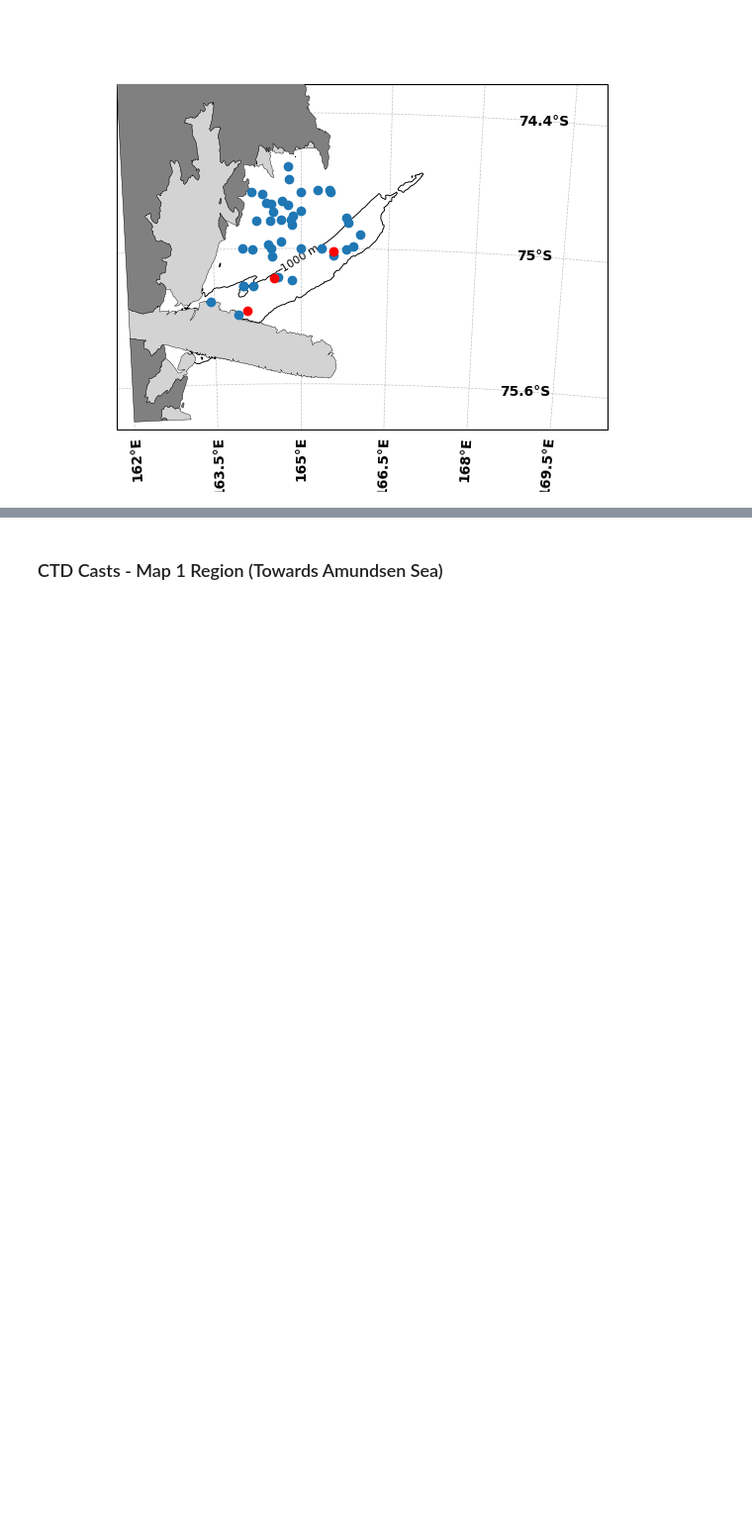
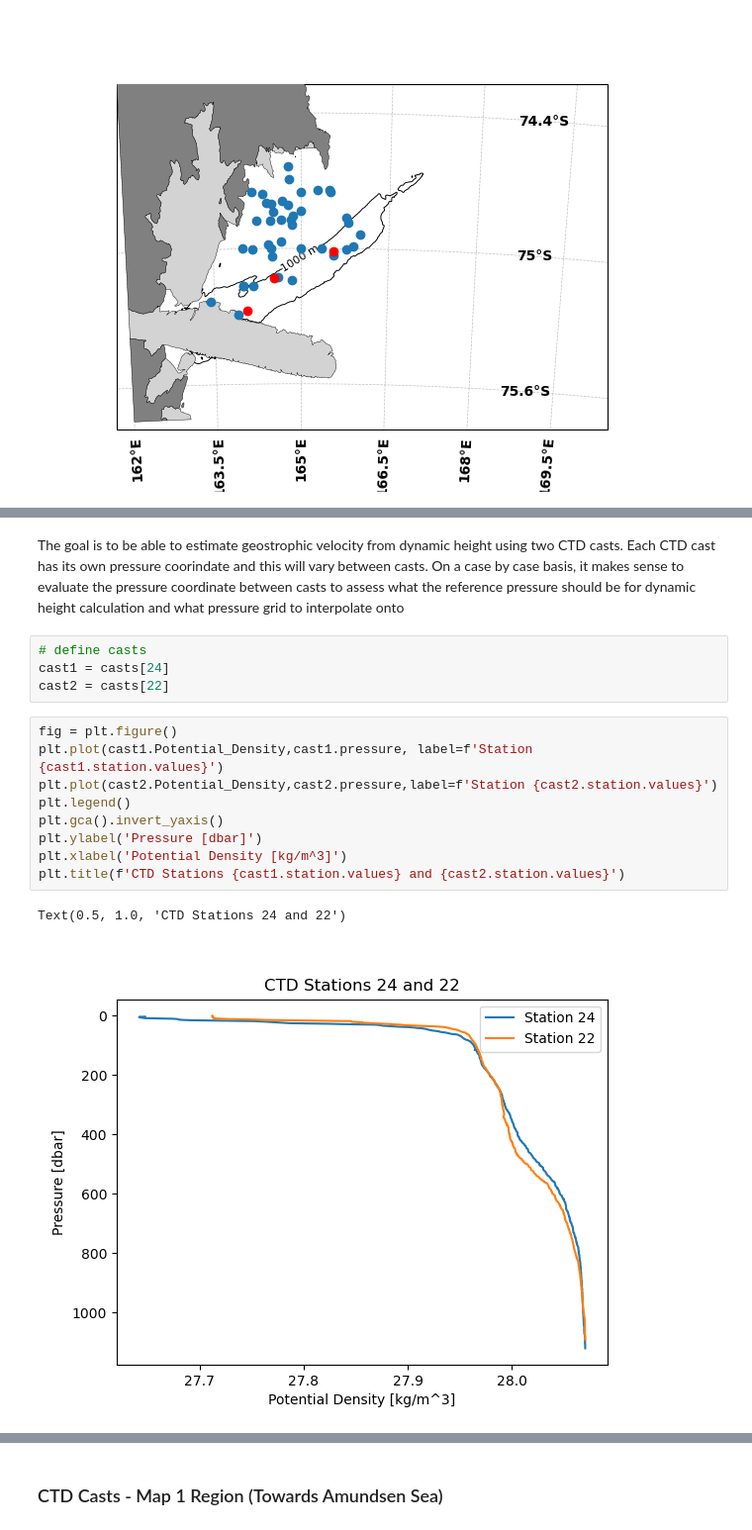
Before and after one commit to MackenzieBlanusa/TNB_tools, a Jupyter notebook: MastersThesis/rotaryspectra_ctd.ipynb, the cells around one changed output, grey strips where cells are left out. Shown at 99% size. Saved outputs shown, nothing was run; the diff lists cells and outputs as text; blank space fills up the shorter version.

```diff
--- a/MastersThesis/rotaryspectra_ctd.ipynb
+++ b/MastersThesis/rotaryspectra_ctd.ipynb
@@ -759,0 +922,18 @@ Text(0.5, 0.98, 'Station 26, 2018-01-11')
+# %% [markdown]
+The goal is to be able to estimate geostrophic velocity from dynamic height using two CTD casts. Each CTD cast has its own pressure coorindate and this will vary between casts. On a case by case basis, it makes sense to evaluate the pressure coordinate between casts to assess what the reference pressure should be for dynamic height calculation and what pressure grid to interpolate onto
+# %%
+# define casts
+cast1 = casts[24]
+cast2 = casts[22]
+# %%
+fig = plt.figure()
+plt.plot(cast1.Potential_Density,cast1.pressure, label=f'Station {cast1.station.values}')
+plt.plot(cast2.Potential_Density,cast2.pressure,label=f'Station {cast2.station.values}')
+plt.legend()
+plt.gca().invert_yaxis()
+plt.ylabel('Pressure [dbar]')
+plt.xlabel('Potential Density [kg/m^3]')
+plt.title(f'CTD Stations {cast1.station.values} and {cast2.station.values}')
+# %% [output]
+Text(0.5, 1.0, 'CTD Stations 24 and 22')
+[figure, added]
```
Also changed, not shown: parts of 96 cells of this notebook.
